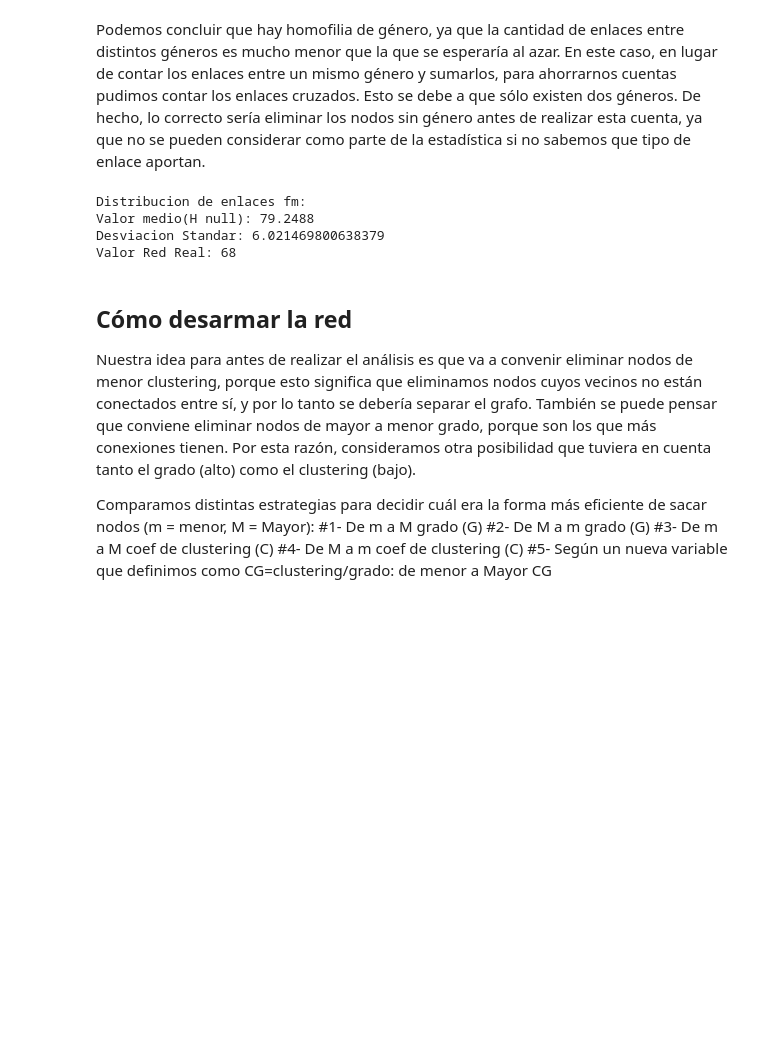
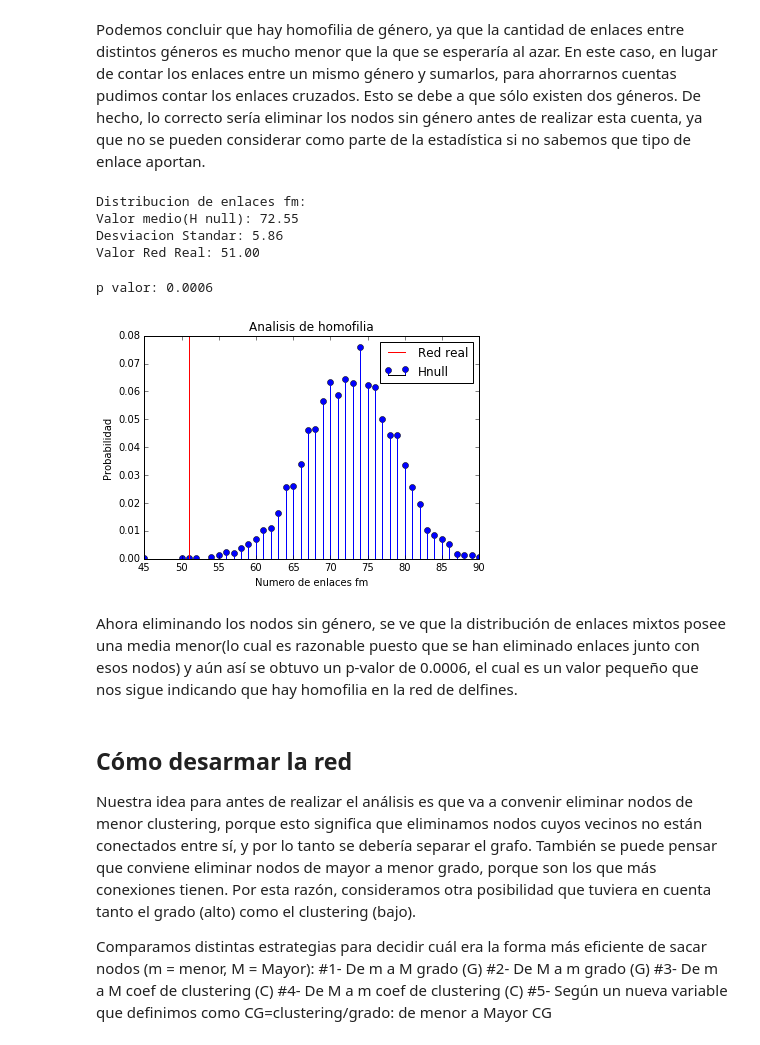
Before and after one commit to Redes2018/tp1, a Jupyter notebook: TC1-2.ipynb, the cells around one changed output. Drawn from its saved outputs; the diff is of its cells as text; code cells hidden in the pictures; blank space fills up the shorter version.

```diff
--- a/TC1-2.ipynb
+++ b/TC1-2.ipynb
@@ -133,10 +131,15 @@ Podemos concluir que hay homofilia de género, ya que la cantidad de enlaces ent
 En este caso, en lugar de contar los enlaces entre un mismo género y sumarlos, para ahorrarnos cuentas pudimos contar los enlaces cruzados. Esto se debe a que sólo existen dos géneros. De hecho, lo correcto sería eliminar los nodos sin género antes de realizar esta cuenta, ya que no se pueden considerar como parte de la estadística si no sabemos que tipo de enlace aportan.
 # %%
 # Repetimos la cuenta sin los delfines con género NA, para ver si se modifica de manera apreciable
-# Delfines sin genero
+#Delfines sin genero
+delfines=[d for i,d in enumerate(Gender[0]) if type(Gender[1][i]) is not float]
+genero=[g for i,g in enumerate(Gender[1]) if type(Gender[1][i]) is not float]
 delfines_remove= [d for i,d in enumerate(Gender[0]) if type(Gender[1][i]) is float]
 
-# Eliminamos los delfines sin genero:
+# A cada uno de los nodos se le agrega el genero y ademas eliminamos los delfines sin genero:
+for d,g in zip(delfines,genero):
+    mydolphins.add_node(d, gender=g)
+
 for d in delfines_remove:
     mydolphins.remove_node(d)
 
@@ -175,14 +178,44 @@ mean_enlacesfm = np.mean(Enlaces_fm)
 desv_enlacesfm = np.std(Enlaces_fm)
 
 print ('Distribucion de enlaces fm:')
-print ('Valor medio(H null): {}'.format(mean_enlacesfm))
-print ('Desviacion Standar: {}'.format(desv_enlacesfm))
-print ('Valor Red Real: {}'.format(Enlaces_fm[0]))
+print ('Valor medio(H null): {0:.2f}'.format(mean_enlacesfm))
+print ('Desviacion Standar: {0:.2f}'.format(desv_enlacesfm))
+print ('Valor Red Real: {0:.2f}'.format(Enlaces_fm[0]))
 # %% [output]
 Distribucion de enlaces fm:
-Valor medio(H null): 79.2488
-Desviacion Standar: 6.021469800638379
-Valor Red Real: 68
+Valor medio(H null): 72.55
+Desviacion Standar: 5.86
+Valor Red Real: 51.00
+# %%
+# Histograma y p-valor:
+histograma = np.unique(Enlaces_fm,return_counts=True)
+k_enlacesfm = histograma[0] # El vector cantidad de enlaces fm, ordenado
+probabilidad = histograma[1]/float(num_asignaciones) # Cantidad de veces que aparece cada valor de enlaces, normalizado
+
+# p-valor: la probabilidad que queda acumulada a la izq del numero de enlaces_fm de la red real
+# Buscamos el k_enlacesfm mas cercano al de la red real
+closestto = Enlaces_fm[0]
+theclosest = min(histograma[0], key=lambda x:abs(x-closestto)) # devuelve el k_enlacesfm más cercano al valor real
+theclosest_index = int(np.where(histograma[0] == theclosest)[0]) # devuelve el indice correspondiente al valor anterior
+
+# Sumamos las probabilidades desde el mas cercano hasta el ultimo hacia la derecha
+pvalue=1-np.sum(probabilidad[theclosest_index :])
+print ('p valor: {0:.4f}'.format(pvalue))
+
+
+plt.figure()
+plt.stem(k_enlacesfm,probabilidad, basefmt='k', label='Hnull')
+plt.axvline(Enlaces_fm[0], c="red",label='Red real') # Linea vertical en el valor de la red real
+plt.xlabel('Numero de enlaces fm')
+plt.ylabel('Probabilidad')
+plt.title('Analisis de homofilia')
+plt.legend()
+plt.show()
+# %% [output]
+p valor: 0.0006
+[figure, added]
+# %% [markdown]
+Ahora eliminando los nodos sin género, se ve que la distribución de enlaces mixtos posee una media menor(lo cual es razonable puesto que se han eliminado enlaces junto con esos nodos) y aún así se obtuvo un p-valor de 0.0006, el cual es un valor pequeño que nos sigue indicando que hay homofilia en la red de delfines.
 # %% [markdown]
 ## Cómo desarmar la red
 
```
Also changed, not shown: parts of 8 cells of this notebook.
